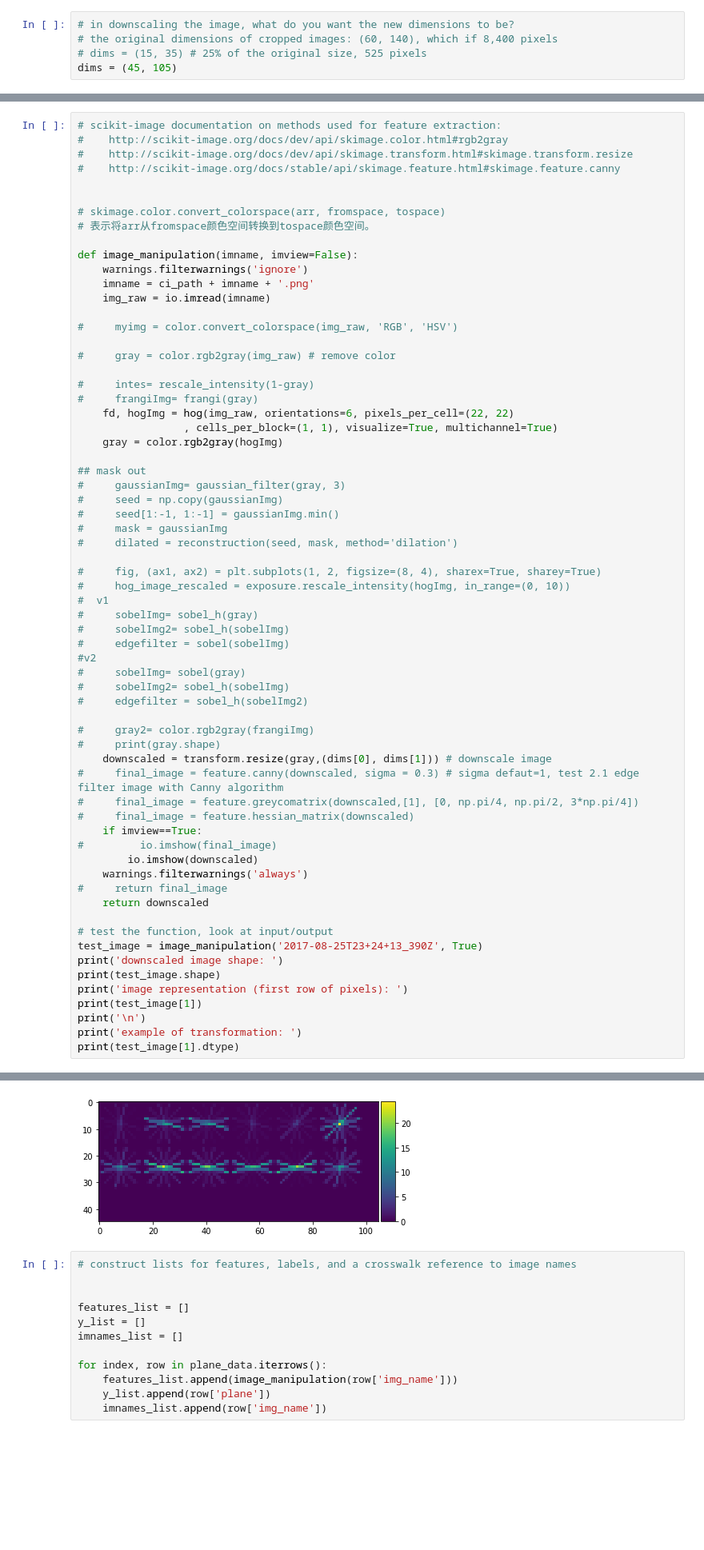
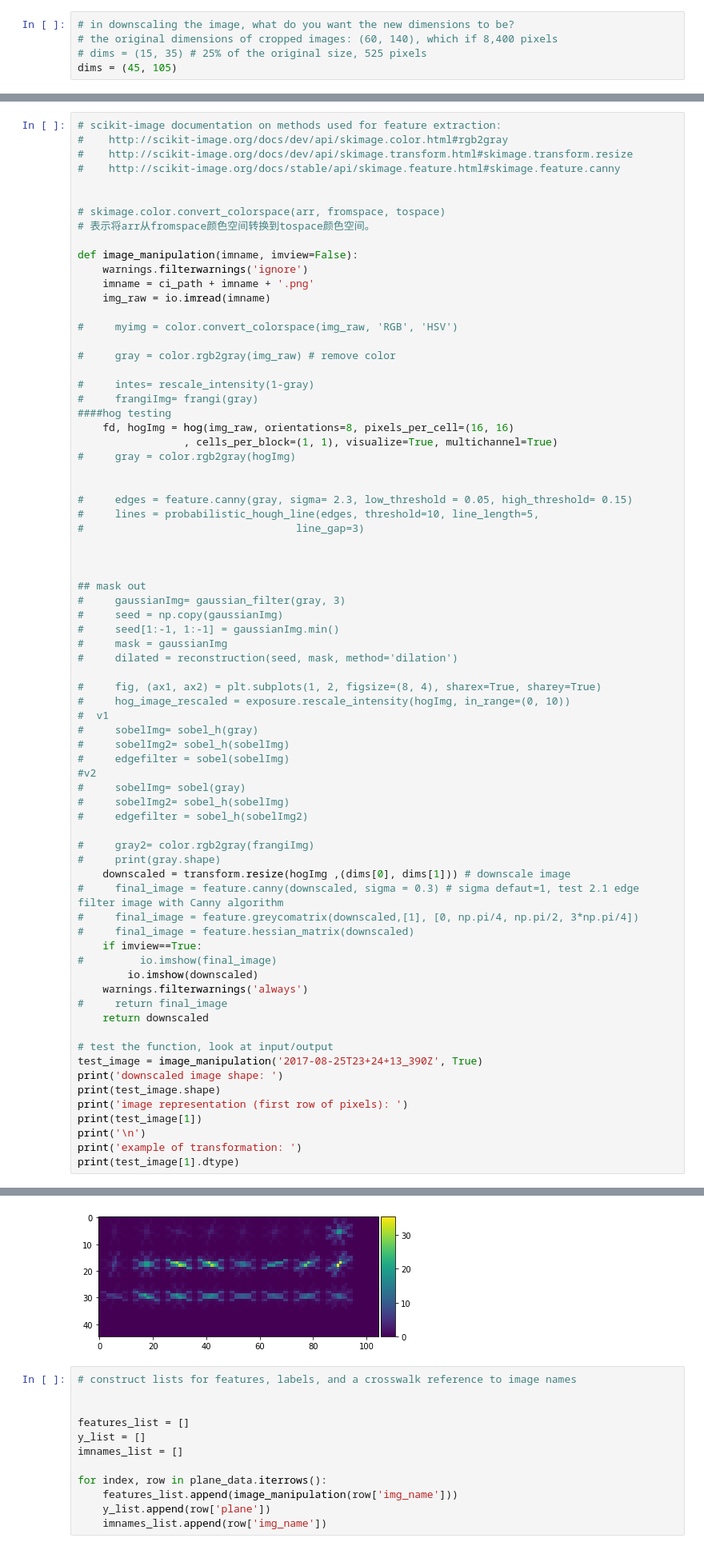
Before and after one commit to shuvitRan/Machine-Learning-MSDV, a Jupyter notebook: PlaneProject/Dan_RanML2.ipynb, the cells around one changed output, grey strips where cells are left out. Shown: that part at 80% size. Drawn from its saved outputs; the diff is of its cells as text; blank space fills up the shorter version.

```diff
--- a/PlaneProject/Dan_RanML2.ipynb
+++ b/PlaneProject/Dan_RanML2.ipynb
@@ -65,9 +68,17 @@ def image_manipulation(imname, imview=False):
 
 #     intes= rescale_intensity(1-gray)
 #     frangiImg= frangi(gray)
-    fd, hogImg = hog(img_raw, orientations=6, pixels_per_cell=(22, 22)
+####hog testing
+    fd, hogImg = hog(img_raw, orientations=8, pixels_per_cell=(16, 16)
                  , cells_per_block=(1, 1), visualize=True, multichannel=True)
-    gray = color.rgb2gray(hogImg)
+#     gray = color.rgb2gray(hogImg)
+
+
+#     edges = feature.canny(gray, sigma= 2.3, low_threshold = 0.05, high_threshold= 0.15)
+#     lines = probabilistic_hough_line(edges, threshold=10, line_length=5,
+#                                  line_gap=3)
+
+
 
 ## mask out
 #     gaussianImg= gaussian_filter(gray, 3)
@@ -89,7 +100,7 @@ def image_manipulation(imname, imview=False):
 
 #     gray2= color.rgb2gray(frangiImg)
 #     print(gray.shape)
-    downscaled = transform.resize(gray,(dims[0], dims[1])) # downscale image
+    downscaled = transform.resize(hogImg ,(dims[0], dims[1])) # downscale image
 #     final_image = feature.canny(downscaled, sigma = 0.3) # sigma defaut=1, test 2.1 edge filter image with Canny algorithm
 #     final_image = feature.greycomatrix(downscaled,[1], [0, np.pi/4, np.pi/2, 3*np.pi/4])
 #     final_image = feature.hessian_matrix(downscaled)
@@ -125,9 +136,9 @@ image representation (first row of pixels):
 ... (9 lines left out)
 
 
 example of transformation:
 float64
-[figure, old version]
+[figure, new version]
 # %%
 # construct lists for features, labels, and a crosswalk reference to image names
 
```
Also changed, not shown: parts of 4 cells of this notebook.
